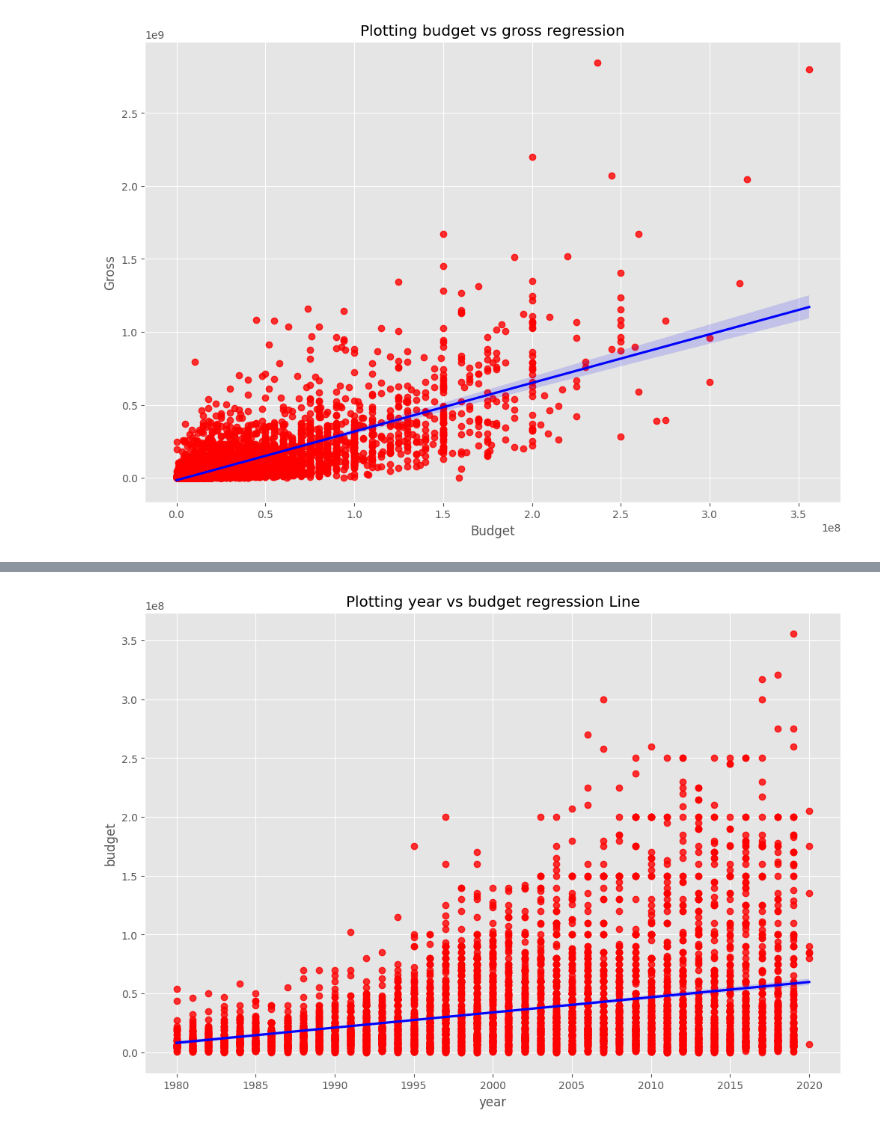
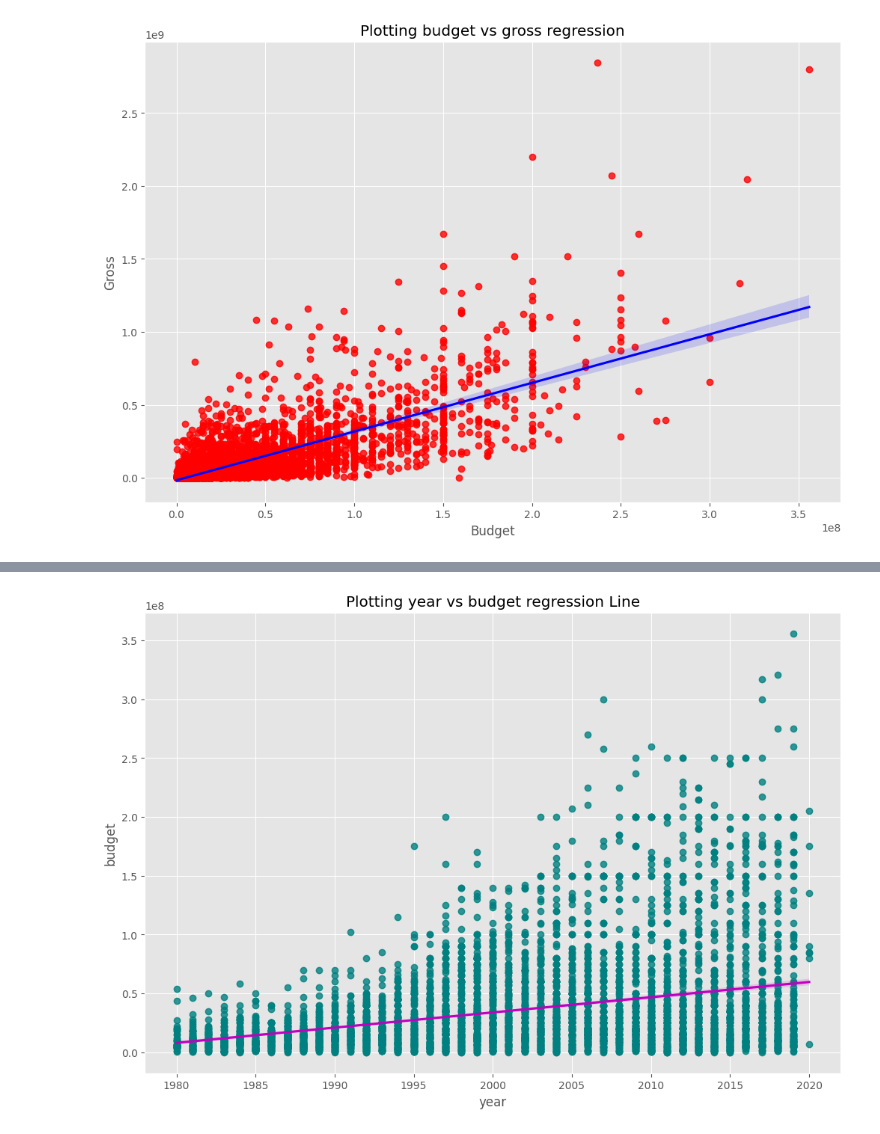
Before and after one commit to JaysonAllana1996/PythonMovies, a Jupyter notebook: python data viz.ipynb, the cells around one changed output, grey strips where cells are left out. Saved outputs shown, nothing was run; the diff lists cells and outputs as text; code cells hidden in the pictures.

```diff
--- a/python data viz.ipynb
+++ b/python data viz.ipynb
@@ -564,10 +564,10 @@ plt.show()
 # %%
 #Plotting year vs budget regression
-sns.regplot(x='year', y='budget', data=df, scatter_kws={'color': 'red'}, line_kws={'color': 'blue'})
+sns.regplot(x='year', y='budget', data=df, scatter_kws={'color': 'teal'}, line_kws={'color': 'm'})
 
 plt.xlabel('year')
 plt.ylabel('budget')
 plt.title('Plotting year vs budget regression Line')
 plt.show()
 # %% [output]
-[figure, old version]
+[figure, new version]
```
Also changed, not shown: parts of 4 cells of this notebook, 1 other file.
